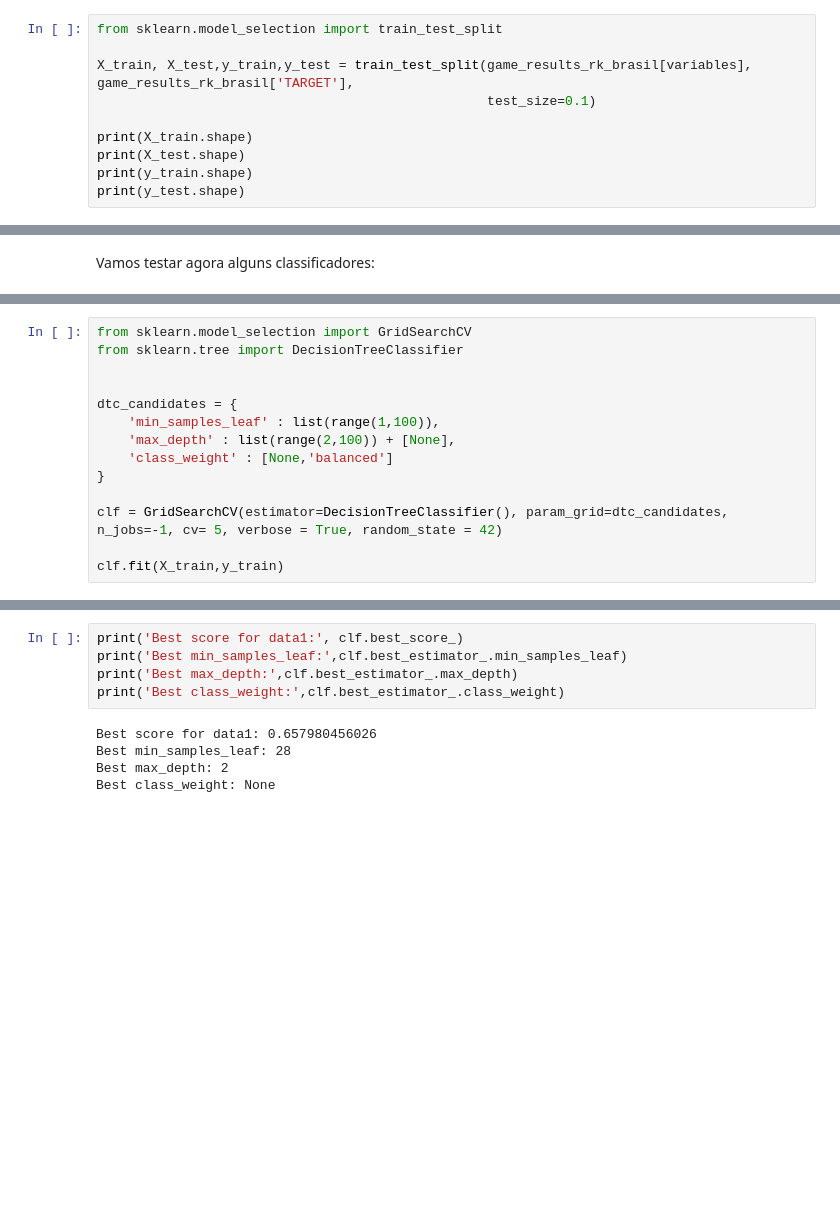
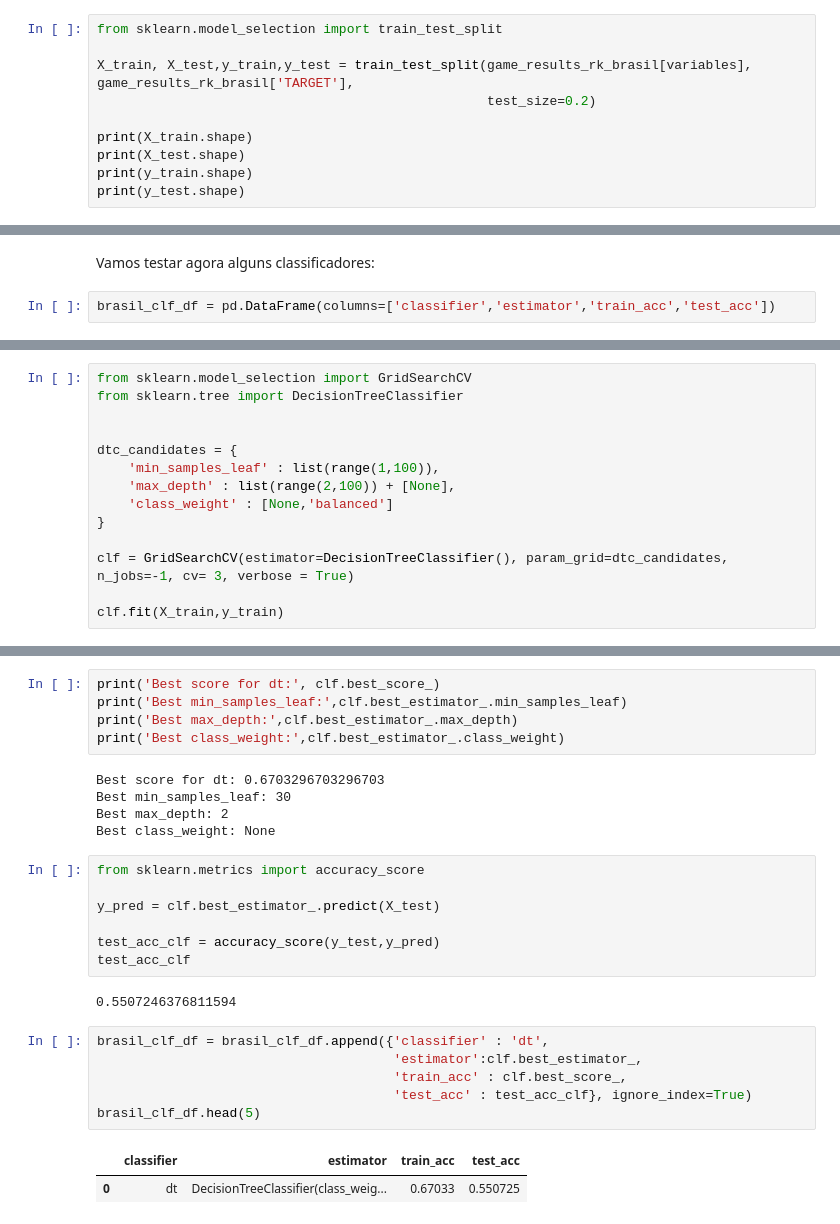
Before and after one commit to hugolouzada/DigitalTwinWorldCup, a Jupyter notebook: DTWorldCup.ipynb, the cells around one changed output, grey strips where cells are left out. Drawn from its saved outputs; the diff is of its cells as text; blank space fills up the shorter version.

```diff
--- a/DTWorldCup.ipynb
+++ b/DTWorldCup.ipynb
@@ -197,7 +197,7 @@ Como o futebol é uma caixinha de surpresas, vou separar 10% da amostra para tes
 from sklearn.model_selection import train_test_split
 
 X_train, X_test,y_train,y_test = train_test_split(game_results_rk_brasil[variables], game_results_rk_brasil['TARGET'],
-                                                  test_size=0.1)
+                                                  test_size=0.2)
 
 print(X_train.shape)
 print(X_test.shape)
@@ -211,2 +211,4 @@ print(y_test.shape)
 # %% [markdown]
 Vamos testar agora alguns classificadores:
+# %%
+brasil_clf_df = pd.DataFrame(columns=['classifier','estimator','train_acc','test_acc'])
@@ -221,7 +225,7 @@ dtc_candidates = {
     'class_weight' : [None,'balanced']
 }
 
-clf = GridSearchCV(estimator=DecisionTreeClassifier(), param_grid=dtc_candidates, n_jobs=-1, cv= 5, verbose = True, random_state = 42)
+clf = GridSearchCV(estimator=DecisionTreeClassifier(), param_grid=dtc_candidates, n_jobs=-1, cv= 3, verbose = True)
 
 clf.fit(X_train,y_train)
 # %% [output]
@@ -246,11 +249,29 @@ GridSearchCV(cv=5, error_score='raise',
        scoring=None, verbose=True)
 # %%
-print('Best score for data1:', clf.best_score_)
+print('Best score for dt:', clf.best_score_)
 print('Best min_samples_leaf:',clf.best_estimator_.min_samples_leaf)
 print('Best max_depth:',clf.best_estimator_.max_depth)
 print('Best class_weight:',clf.best_estimator_.class_weight)
 # %% [output]
-Best score for data1: 0.657980456026
-Best min_samples_leaf: 28
+Best score for dt: 0.6703296703296703
+Best min_samples_leaf: 30
 Best max_depth: 2
 Best class_weight: None
+# %%
+from sklearn.metrics import accuracy_score
+
+y_pred = clf.best_estimator_.predict(X_test)
+
+test_acc_clf = accuracy_score(y_test,y_pred)
+test_acc_clf
+# %% [output]
+0.5507246376811594
+# %%
+brasil_clf_df = brasil_clf_df.append({'classifier' : 'dt',
+                                      'estimator':clf.best_estimator_,
+                                      'train_acc' : clf.best_score_,
+                                      'test_acc' : test_acc_clf}, ignore_index=True)
+brasil_clf_df.head(5)
+# %% [output]
+|  | classifier | estimator | train_acc | test_acc |
+| 0 | dt | DecisionTreeClassifier(class_weig... | 0.67033 | 0.550725 |
```
Also changed, not shown: parts of 43 cells of this notebook.
